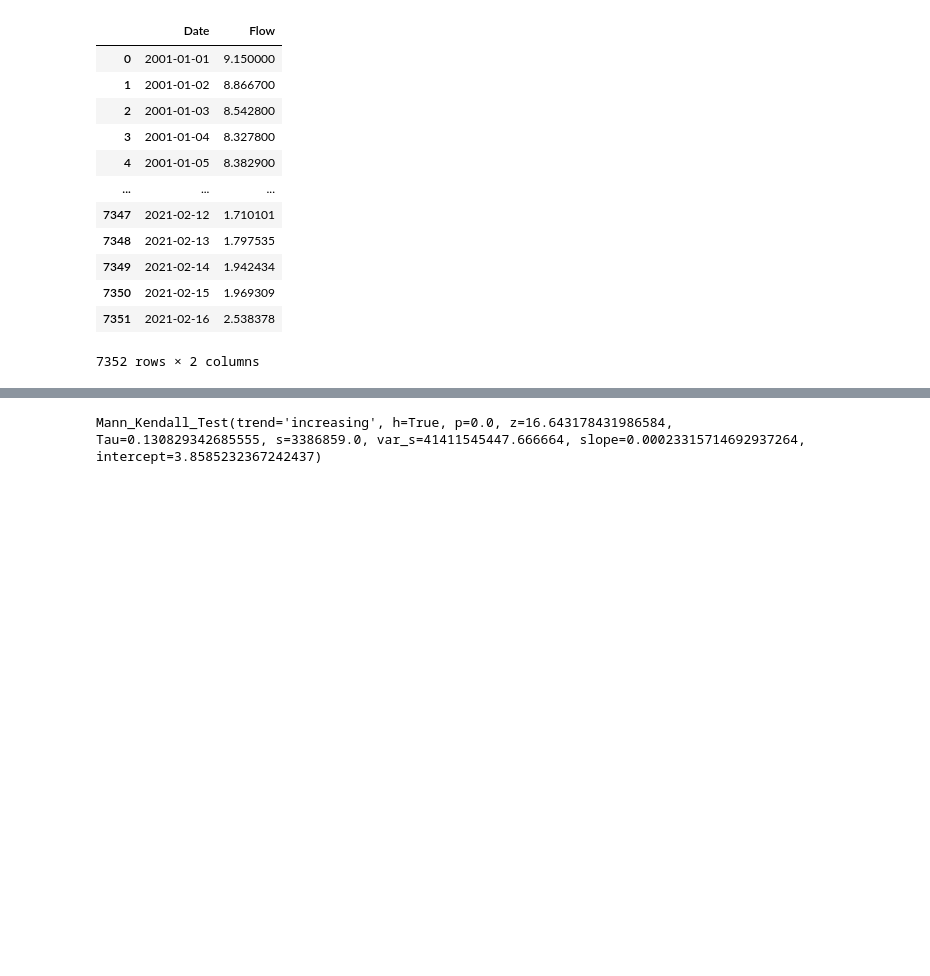
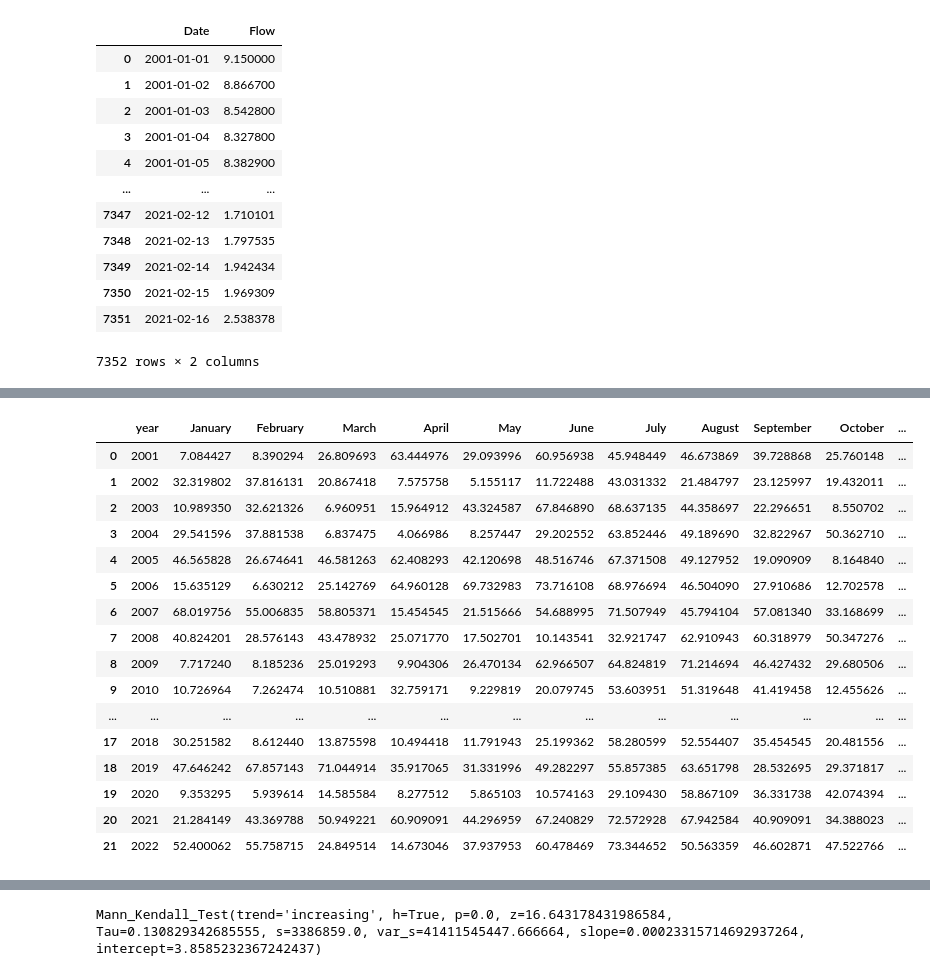
Before and after one commit to icra/IHA, a Jupyter notebook: test.ipynb, the cells around one changed output, grey strips where cells are left out. Drawn from its saved outputs; the diff is of its cells as text; code cells hidden in the pictures; blank space fills up the shorter version.

```diff
--- a/test.ipynb
+++ b/test.ipynb
@@ -80,0 +183,20 @@ a_47 = IHA(a_47_df, date_col = 'Date', flow_col = 'Flow')
+# %%
+data.perccntage_dry_river_network(df_unit)
+# %% [output]
+|  | year | January | February | March | April | May | June | July | August | September | October | ... |
+| 0 | 2001 | 7.084427 | 8.390294 | 26.809693 | 63.444976 | 29.093996 | 60.956938 | 45.948449 | 46.673869 | 39.728868 | 25.760148 | ... |
+| 1 | 2002 | 32.319802 | 37.816131 | 20.867418 | 7.575758 | 5.155117 | 11.722488 | 43.031332 | 21.484797 | 23.125997 | 19.432011 | ... |
+| 2 | 2003 | 10.989350 | 32.621326 | 6.960951 | 15.964912 | 43.324587 | 67.846890 | 68.637135 | 44.358697 | 22.296651 | 8.550702 | ... |
+| 3 | 2004 | 29.541596 | 37.881538 | 6.837475 | 4.066986 | 8.257447 | 29.202552 | 63.852446 | 49.189690 | 32.822967 | 50.362710 | ... |
+| 4 | 2005 | 46.565828 | 26.674641 | 46.581263 | 62.408293 | 42.120698 | 48.516746 | 67.371508 | 49.127952 | 19.090909 | 8.164840 | ... |
+| 5 | 2006 | 15.635129 | 6.630212 | 25.142769 | 64.960128 | 69.732983 | 73.716108 | 68.976694 | 46.504090 | 27.910686 | 12.702578 | ... |
+| 6 | 2007 | 68.019756 | 55.006835 | 58.805371 | 15.454545 | 21.515666 | 54.688995 | 71.507949 | 45.794104 | 57.081340 | 33.168699 | ... |
+| 7 | 2008 | 40.824201 | 28.576143 | 43.478932 | 25.071770 | 17.502701 | 10.143541 | 32.921747 | 62.910943 | 60.318979 | 50.347276 | ... |
+| 8 | 2009 | 7.717240 | 8.185236 | 25.019293 | 9.904306 | 26.470134 | 62.966507 | 64.824819 | 71.214694 | 46.427432 | 29.680506 | ... |
+| 9 | 2010 | 10.726964 | 7.262474 | 10.510881 | 32.759171 | 9.229819 | 20.079745 | 53.603951 | 51.319648 | 41.419458 | 12.455626 | ... |
+| ... | ... | ... | ... | ... | ... | ... | ... | ... | ... | ... | ... | ... |
+| 17 | 2018 | 30.251582 | 8.612440 | 13.875598 | 10.494418 | 11.791943 | 25.199362 | 58.280599 | 52.554407 | 35.454545 | 20.481556 | ... |
+| 18 | 2019 | 47.646242 | 67.857143 | 71.044914 | 35.917065 | 31.331996 | 49.282297 | 55.857385 | 63.651798 | 28.532695 | 29.371817 | ... |
+| 19 | 2020 | 9.353295 | 5.939614 | 14.585584 | 8.277512 | 5.865103 | 10.574163 | 29.109430 | 58.867109 | 36.331738 | 42.074394 | ... |
+| 20 | 2021 | 21.284149 | 43.369788 | 50.949221 | 60.909091 | 44.296959 | 67.240829 | 72.572928 | 67.942584 | 40.909091 | 34.388023 | ... |
+| 21 | 2022 | 52.400062 | 55.758715 | 24.849514 | 14.673046 | 37.937953 | 60.478469 | 73.344652 | 50.563359 | 46.602871 | 47.522766 | ... |
```
Also changed, not shown: parts of 35 cells of this notebook, 1 other file.
